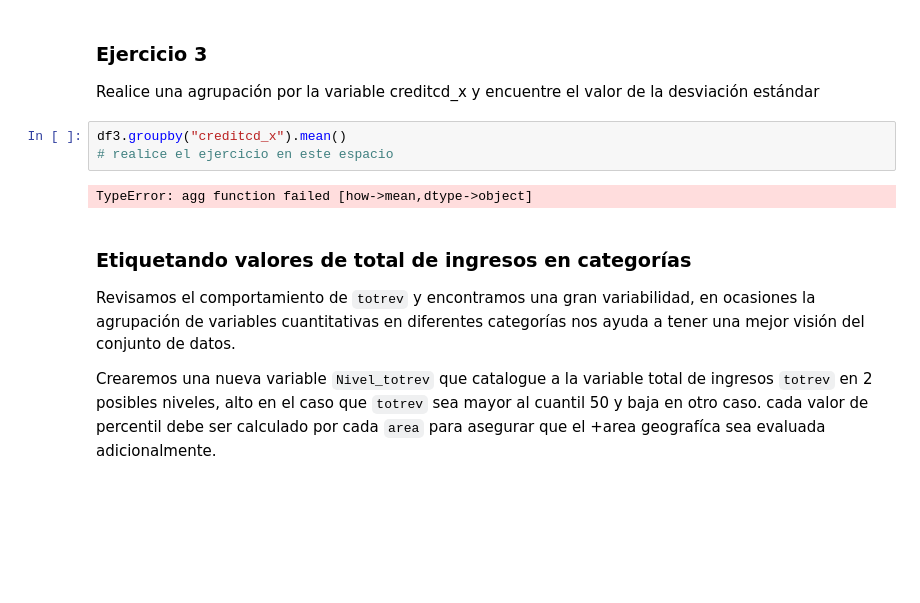
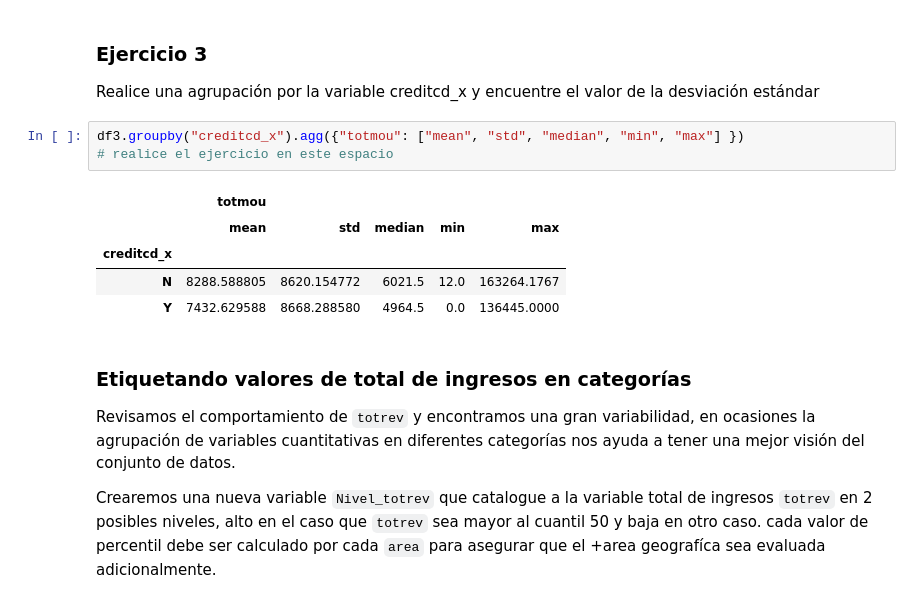
Before and after one commit to maolarte/EAN_est_python2024, a Jupyter notebook: Código/Código/Relación entre minutos usados e ingreso de clientes - Introducción a Pandas.ipynb, the cells around one changed output. Drawn from its saved outputs; the diff is of its cells as text; blank space fills up the shorter version.

```diff
--- a/Código/Código/Relación entre minutos usados e ingreso de clientes - Introducción a Pandas.ipynb
+++ b/Código/Código/Relación entre minutos usados e ingreso de clientes - Introducción a Pandas.ipynb
@@ -822,10 +842,14 @@ Estos resultados son iguales a los realizados con el ciclo `for`. Los objetos de
 
 Realice una agrupación por la variable creditcd_x y encuentre el valor de la desviación estándar
 # %%
-df3.groupby("creditcd_x").mean()
+df3.groupby("creditcd_x").agg({"totmou": ["mean", "std", "median", "min", "max"] })
 # realice el ejercicio en este espacio
 # %% [output]
-TypeError: agg function failed [how->mean,dtype->object]
+|  | totmou |  |  |  |  |
+|  | mean | std | median | min | max |
+| creditcd_x |  |  |  |  |  |
+| N | 8288.588805 | 8620.154772 | 6021.5 | 12.0 | 163264.1767 |
+| Y | 7432.629588 | 8668.288580 | 4964.5 | 0.0 | 136445.0000 |
 # %% [markdown]
 ### Etiquetando valores de total de ingresos en categorías
 
```
Also changed, not shown: parts of 4 cells of this notebook.
